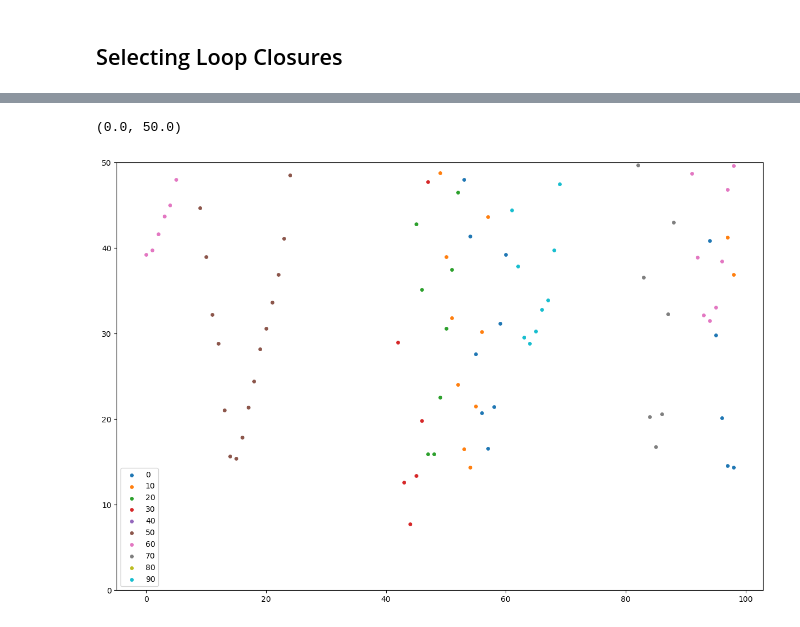
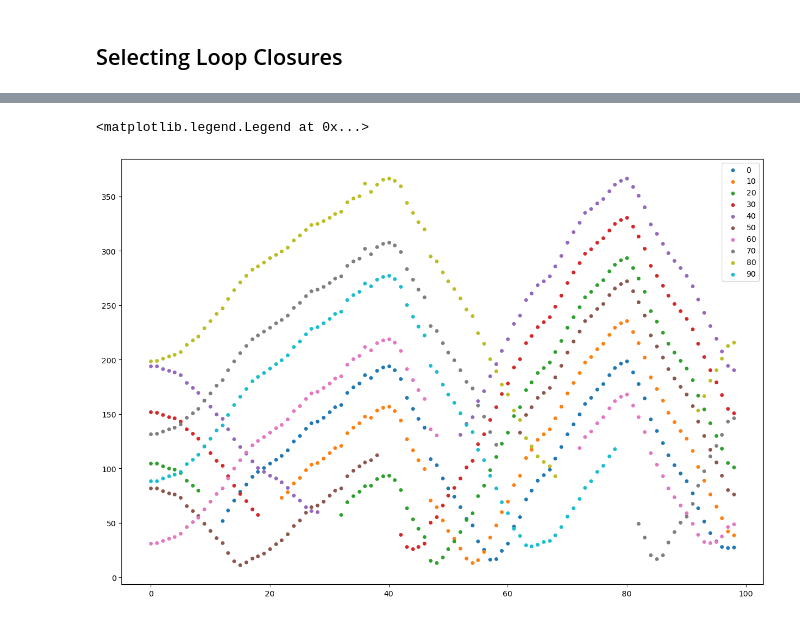
Before and after one commit to chris-polymetrix/ReconstructionAnalysis, a Jupyter notebook: loop_closure_vis.ipynb, the cells around one changed output, grey strips where cells are left out. Cells and saved outputs as stored; diff of their text form; code cells hidden in the pictures.

```diff
--- a/loop_closure_vis.ipynb
+++ b/loop_closure_vis.ipynb
@@ -148,31 +153,31 @@ o3d.visualization.draw_geometries([x for x in chain(poses, matches, [create_axis
 # %%
 threshold_distance = 12
 stride = 10
 
 for i in range(0, len(transforms), stride):
     a = transforms[i]
     xs = []
     ys = []
     for j in range(0, len(transforms)):
         if abs(i - j) < threshold_distance:
             continue
         b = transforms[j]
 
         xs.append(j)
         # ys.append(np.arccos(np.clip(np.dot(a[:3, 2], b[:3, 2]), -1, 1)))
         ys.append(np.linalg.norm(a[:3,3] - b[:3,3])*1000)
 
         if ys[-1] < 0.1:
             print(f"{i}\t {j}\t {ys[-1]:.4f}      {np.linalg.norm(a[:3,3] - b[:3,3])*1000:.2f}")
 
     print()
     plt.scatter(xs, ys, s=15, label=f"{i}")
 
 plt.legend()
-plt.ylim((0,50))
+# plt.ylim((0,50))
 # %% [output]
-(0.0, 50.0)
+<matplotlib.legend.Legend at 0x...>
-[figure, old version]
+[figure, new version]
 # %%
 threshold_distance = 12
 stride = 10
```
Also changed, not shown: parts of 15 cells of this notebook, 3 other files.
